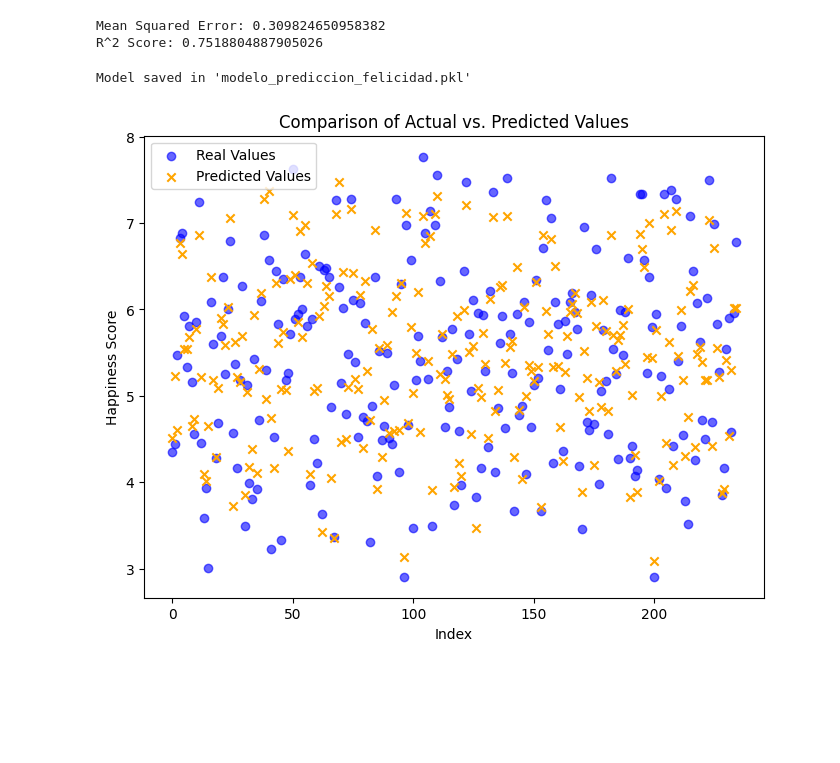
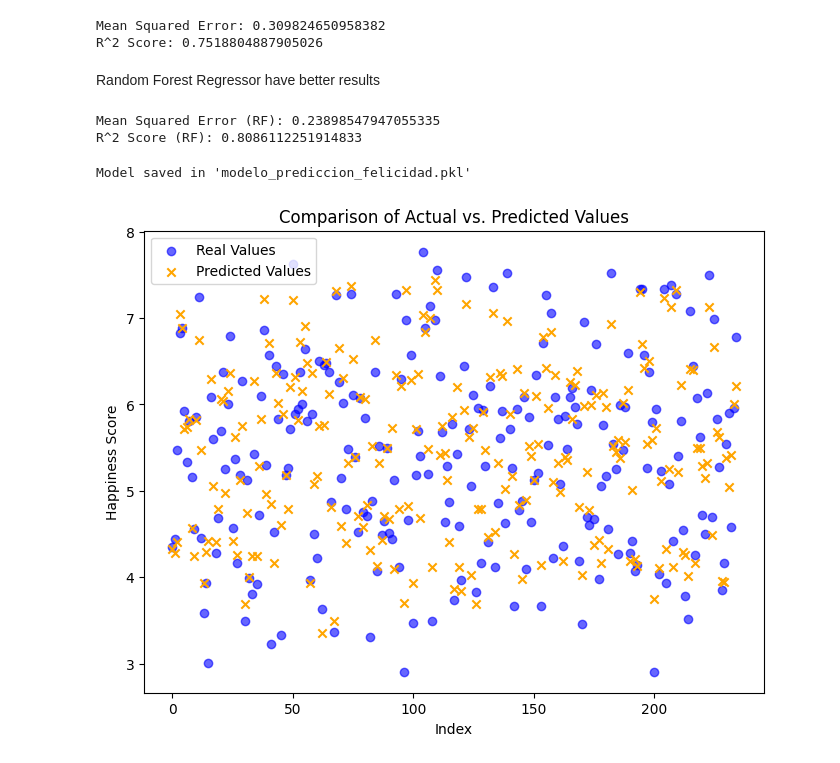
Before and after one commit to Davele12/Workshop3, a Jupyter notebook: notebooks/model.ipynb, the cells around one changed output. Saved outputs shown, nothing was run; the diff lists cells and outputs as text; code cells hidden in the pictures; blank space fills up the shorter version.

Commit message:
Added RandomForest

```diff
--- a/notebooks/model.ipynb
+++ b/notebooks/model.ipynb
@@ -31,4 +31,23 @@ print(f"R^2 Score: {r2}")
 # %% [output]
 Mean Squared Error: 0.309824650958382
 R^2 Score: 0.7518804887905026
+# %% [markdown]
+Random Forest Regressor have better results
+# %%
+from sklearn.ensemble import RandomForestRegressor
+from sklearn.metrics import mean_squared_error, r2_score
+
+# Try a Random Forest Regressor
+model_rf = RandomForestRegressor(n_estimators=100, random_state=42)
+model_rf.fit(X_train, y_train)
+y_pred_rf = model_rf.predict(X_test)
+
+mse_rf = mean_squared_error(y_test, y_pred_rf)
+r2_rf = r2_score(y_test, y_pred_rf)
+
+print(f"Mean Squared Error (RF): {mse_rf}")
+print(f"R^2 Score (RF): {r2_rf}")
+# %% [output]
+Mean Squared Error (RF): 0.23898547947055335
+R^2 Score (RF): 0.8086112251914833
 # %%
@@ -42,14 +61,14 @@ Model saved in 'modelo_prediccion_felicidad.pkl'
 # %%
 plt.figure(figsize=(8, 6))
 plt.scatter(range(len(y_test)), y_test, color='blue', label='Real Values', alpha=0.6)
-plt.scatter(range(len(y_pred)), y_pred, color='orange', marker='x', label='Predicted Values')
+plt.scatter(range(len(y_pred_rf)), y_pred_rf, color='orange', marker='x', label='Predicted Values')
 
 plt.title('Comparison of Actual vs. Predicted Values')
 plt.xlabel('Index')
 plt.ylabel('Happiness Score')
 plt.legend()
 plt.show()
 # %% [output]
-[figure, old version]
+[figure, new version]
 # %%
 plt.figure(figsize=(8, 6))
```
Also changed, not shown: parts of 2 cells of this notebook, 2 other files.
